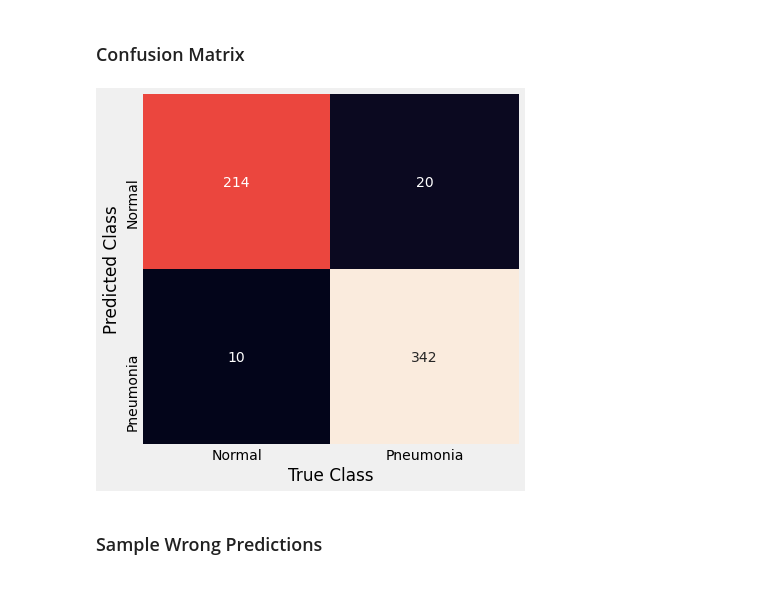
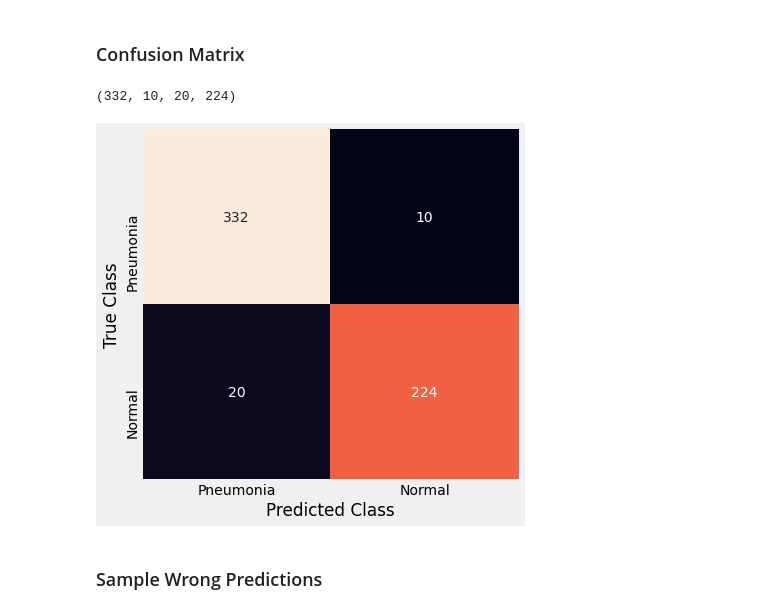
Before and after one commit to stereopickle/pneumonia_img_classification, a Jupyter notebook: 020.CNN.ipynb, the cells around one changed output. Drawn from its saved outputs; the diff is of its cells as text; code cells hidden in the pictures.

```diff
--- a/020.CNN.ipynb
+++ b/020.CNN.ipynb
@@ -731,18 +731,22 @@ FN_list = [k for k, v in Pos_class_preds.items() if v != 1]
 # getting numbers for confusion matrix
 FP = len(FP_list)
 FN = len(FN_list)
-TP = len(Neg_class_preds) - FP
-TN = len(Pos_class_preds) - FN
+TP = len(Pos_class_preds) - FP
+TN = len(Neg_class_preds) - FN
+# %%
+TP, FN, FP, TN
+# %% [output]
+(332, 10, 20, 224)
 # %%
 import seaborn as sns
-cm = [[TP, FP], [FN, TN]]
+cm = [[TP, FN], [FP, TN]]
 plt.figure(figsize = (6, 6))
-sns.heatmap(cm, annot=True, fmt="d", cbar = False, xticklabels=['Normal', 'Pneumonia'], yticklabels = ['Normal', 'Pneumonia'])
-plt.xlabel("True Class")
-plt.ylabel("Predicted Class")
+sns.heatmap(cm, annot=True, fmt="d", cbar = False, xticklabels=['Pneumonia', 'Normal'], yticklabels = ['Pneumonia', 'Normal'])
+plt.xlabel("Predicted Class")
+plt.ylabel("True Class")
 plt.show()
 # %% [output]
-[figure, old version]
+[figure, new version]
 # %% [markdown]
 ### Sample Wrong Predictions
 # %%
```
Also changed, not shown: 1 other file.
